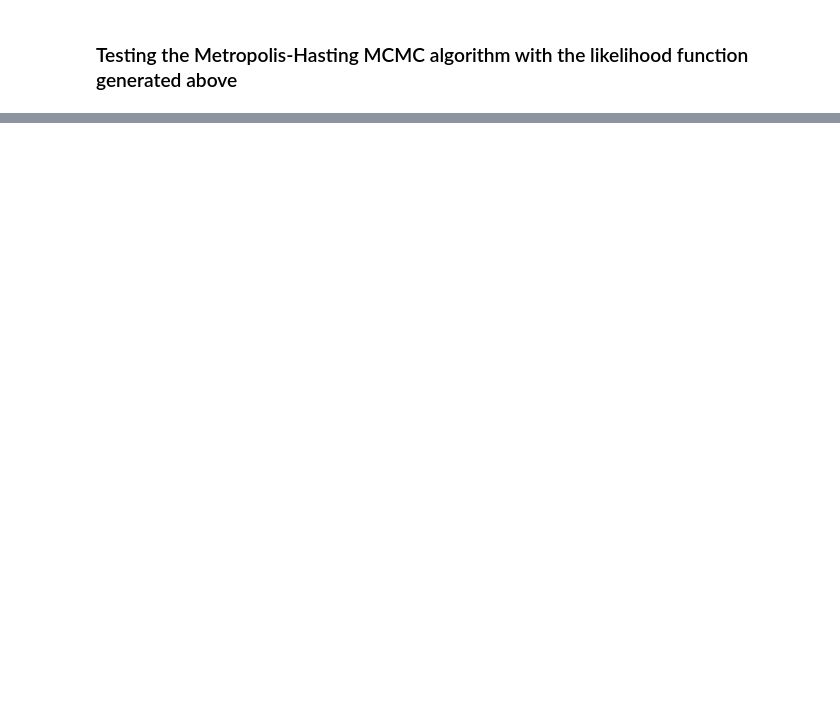
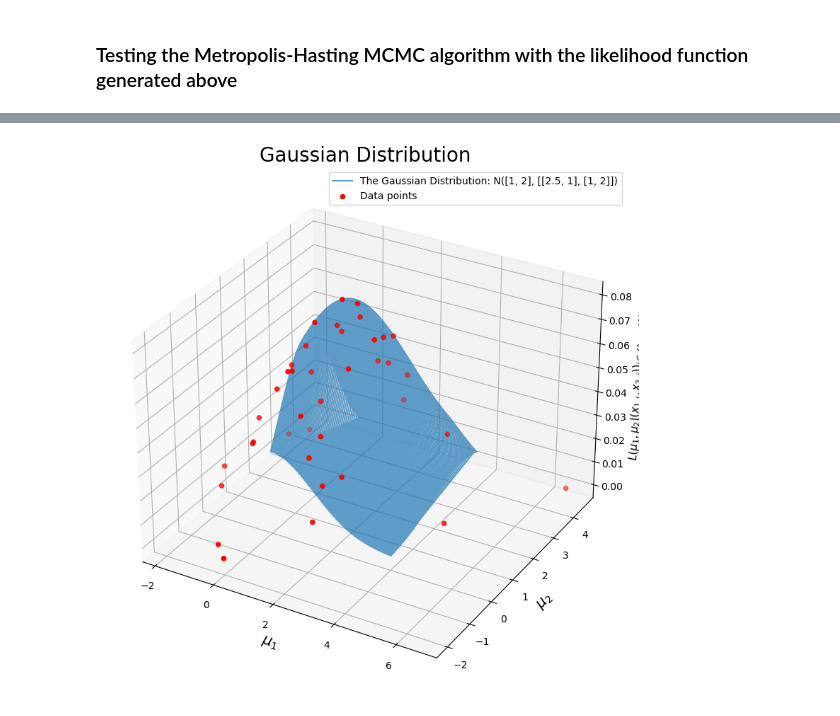
Before and after one commit to pjdunne/MResMCMC2023, a Jupyter notebook: MCMC_DianZhang/test.ipynb, the cells around one changed output, grey strips where cells are left out. Saved outputs shown, nothing was run; the diff lists cells and outputs as text; code cells hidden in the pictures; blank space fills up the shorter version.

Commit message:
Added the likelihood function of Multidimensional Gaussian Distribution

```diff
--- a/MCMC_DianZhang/test.ipynb
+++ b/MCMC_DianZhang/test.ipynb
@@ -96,0 +97,33 @@ Acceptance rate of the MHMCMC Algorithm with Gaussian Proposal Distribution = 0.
+# %%
+import numpy as np
+import matplotlib.pyplot as plt
+from scipy.stats import multivariate_normal
+
+mean = [1,2]
+Sigma = [[2.5,1], [1,2]]
+multiNormal = multivariate_normal(mean=mean, cov=Sigma)
+Dataset = []
+for _ in range(0,40):
+    Dataset.append(list(np.random.default_rng().multivariate_normal(mean, Sigma, 1)[0]))
+Grid = np.linspace(0, 4, 100)
+x = []
+y = []
+z = []
+r = len(Grid)
+for g in Grid:
+    y += list(Grid)
+    x += [g]*r
+    z += [multiNormal.pdf([g, k]) for k in Grid]
+fig = plt.figure(figsize=(8, 8), facecolor="white")
+Gau = fig.add_subplot(projection="3d")
+Gau.plot(x, y, z, alpha=0.7, label=f"The Gaussian Distribution: N({mean}, {Sigma})")
+Gau.scatter([x[0] for x in Dataset], [x[1] for x in Dataset], [multiNormal.pdf(x) for x in Dataset], color="red", label="Data points")
+Gau.legend()
+Gau.set_xlabel("$\mu_1$", fontsize=15)
+Gau.set_ylabel("$\mu_2$", fontsize=15)
+Gau.set_zlabel("$L(\mu_1, \mu_2| {(x_{1,i}, x_{2,i})})_{i \in \{1,..,40\}}$", fontsize=11)
+Gau.set_title("Gaussian Distribution", fontsize=20)
+fig.tight_layout()
+fig.show()
+# %% [output]
+[figure, added]
```
Also changed, not shown: parts of 9 cells of this notebook, 10 other files.
